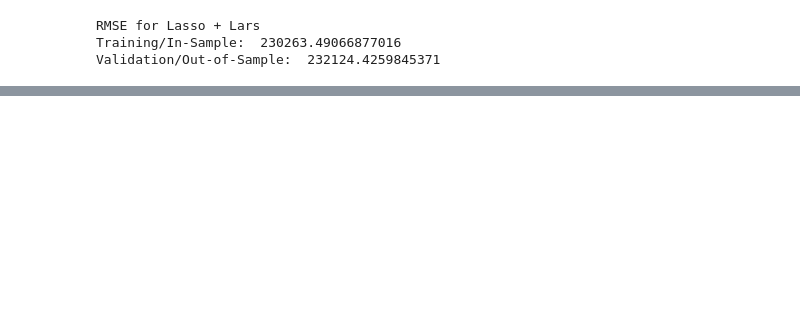
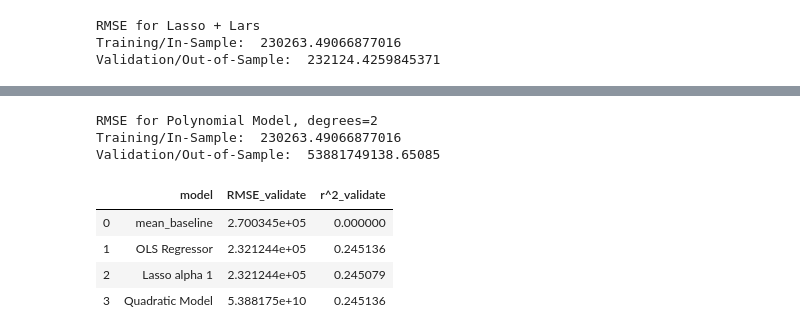
Before and after one commit to QuantumKane/zillow_regression_project, a Jupyter notebook: zillow_explore.ipynb, the cells around one changed output, grey strips where cells are left out. Saved outputs shown, nothing was run; the diff lists cells and outputs as text; code cells hidden in the pictures; blank space fills up the shorter version.

```diff
--- a/zillow_explore.ipynb
+++ b/zillow_explore.ipynb
@@ -600,0 +614,41 @@ metric_df
+# %%
+# create the model object
+lm2 = LinearRegression(normalize=True)
+
+# fit the model to our training data. We must specify the column in y_train,
+# since we have converted it to a dataframe from a series!
+lm2.fit(X_train, y_train.appraisal_value)
+
+# predict train
+y_train['appraisal_value_pred_lm2'] = lm2.predict(X_train)
+
+# evaluate: rmse
+rmse_train = mean_squared_error(y_train.appraisal_value, y_train.appraisal_value_pred_lm2) ** (1/2)
+
+# predict validate
+y_validate['appraisal_value_pred_lm2'] = lm2.predict(X_validate)
+
+# evaluate: rmse
+rmse_validate = mean_squared_error(y_validate.appraisal_value, y_validate.appraisal_value_pred_lm2)
+
+print("RMSE for Polynomial Model, degrees=2\nTraining/In-Sample: ", rmse_train,
+      "\nValidation/Out-of-Sample: ", rmse_validate)
+# %% [output]
+RMSE for Polynomial Model, degrees=2
+Training/In-Sample:  230263.49066877016
+Validation/Out-of-Sample:  53881749138.65085
+# %%
+# Add Quadratic Regressor to my metric df
+
+metric_df = metric_df.append({
+    'model': 'Quadratic Model',
+    'RMSE_validate': rmse_validate,
+    'r^2_validate': explained_variance_score(y_validate.appraisal_value, y_validate.appraisal_value_pred_lm2)}, ignore_index=True)
+
+metric_df
+# %% [output]
+|  | model | RMSE_validate | r^2_validate |
+| 0 | mean_baseline | 2.700345e+05 | 0.000000 |
+| 1 | OLS Regressor | 2.321244e+05 | 0.245136 |
+| 2 | Lasso alpha 1 | 2.321244e+05 | 0.245079 |
+| 3 | Quadratic Model | 5.388175e+10 | 0.245136 |
```
Also changed, not shown: parts of 10 cells of this notebook.
